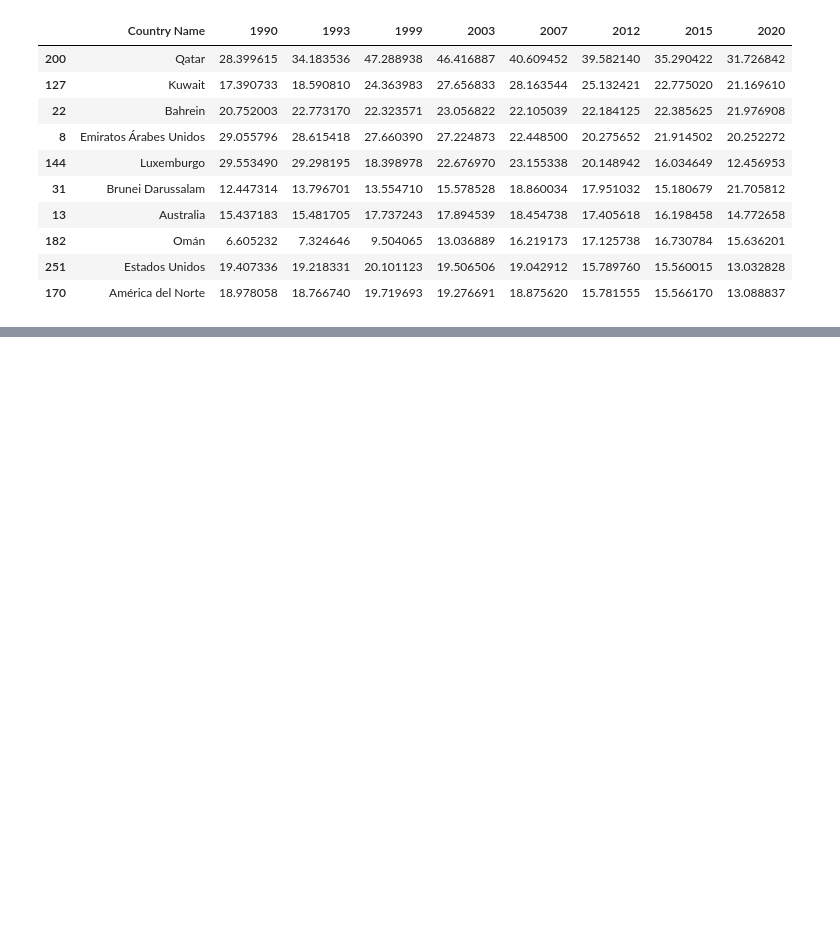
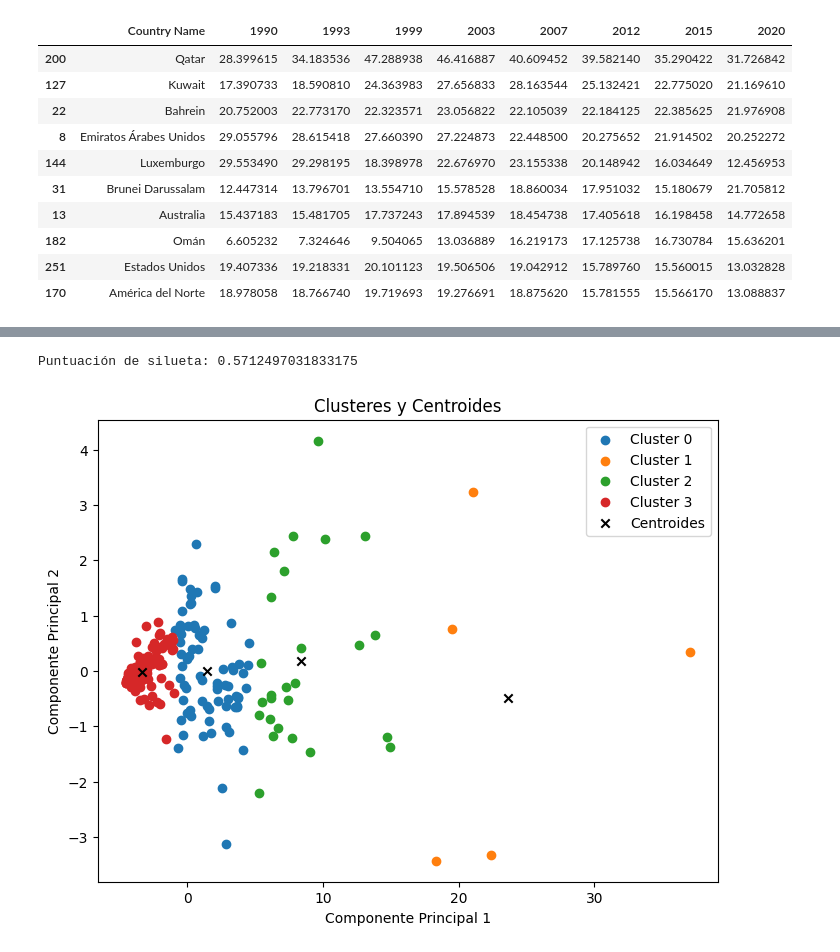
Before and after one commit to AndreesFernandes/Proyecto_Final-BD-ML-, a Jupyter notebook: Proyecto_Final.ipynb, the cells around one changed output, grey strips where cells are left out. Saved outputs shown, nothing was run; the diff lists cells and outputs as text; code cells hidden in the pictures; blank space fills up the shorter version.

```diff
--- a/Proyecto_Final.ipynb
+++ b/Proyecto_Final.ipynb
@@ -192,0 +275,10 @@ fig.show()
+# %%
+# Aplicar K-Means con los datos imputados
+kmeans = KMeans(n_clusters=4, random_state=42)
+kmeans.fit(datos_normalizados_imputados)
+
+# Añadir las etiquetas de los clusters al DataFrame
+df_cluster['Cluster'] = kmeans.labels_
+
+# Ver los resultados
+print(df_cluster[['Country Name', 'Cluster']])
@@ -192,0 +300,30 @@ fig.show()
+# %%
+etiquetas_clusters = kmeans.labels_
+silueta = silhouette_score(datos_normalizados_imputados, etiquetas_clusters)
+print(f'Puntuación de silueta: {silueta}')
+# %% [output]
+Puntuación de silueta: 0.5712497031833175
+# %%
+# Aplicamos PCA
+pca = PCA(n_components=2)
+componentes_principales = pca.fit_transform(datos_normalizados_imputados)
+
+# Graficamos los clusters
+plt.figure(figsize=(8, 6))
+
+for cluster in range(4):
+    plt.scatter(componentes_principales[df_cluster['Cluster'] == cluster][:, 0],
+                componentes_principales[df_cluster['Cluster'] == cluster][:, 1],
+                label=f'Cluster {cluster}')
+
+# Graficamos los centroides de los clusters
+centroides_pca = pca.transform(kmeans.cluster_centers_)
+plt.scatter(centroides_pca[:, 0], centroides_pca[:, 1], marker='x', color='black', label='Centroides')
+
+plt.xlabel('Componente Principal 1')
+plt.ylabel('Componente Principal 2')
+plt.title('Clusteres y Centroides')
+plt.legend()
+plt.show()
+# %% [output]
+[figure, added]
```
Also changed, not shown: parts of 12 cells of this notebook.
